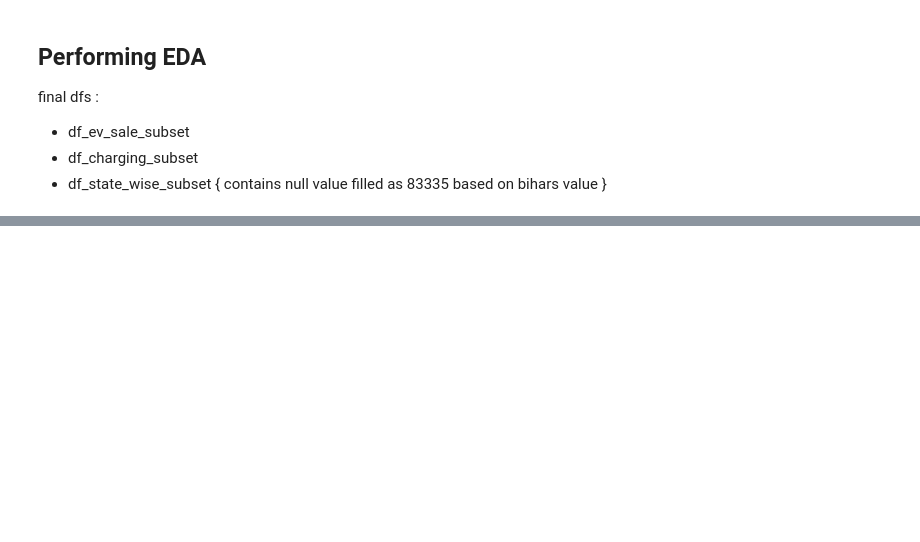
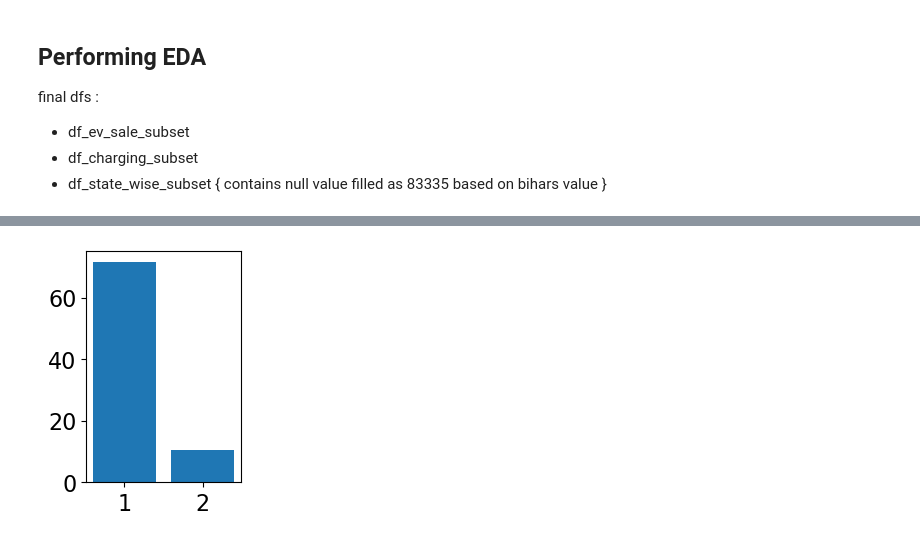
Before and after one commit to Nisarg221B/Electric_Vehicle_Market_Segmentation, a Jupyter notebook: Data Exploration and Segmentation /Nisarg_DataExploratioin_Segmentation.ipynb, the cells around one changed output, grey strips where cells are left out. Cells and saved outputs as stored; diff of their text form; code cells hidden in the pictures; blank space fills up the shorter version.

```diff
--- a/Data Exploration and Segmentation /Nisarg_DataExploratioin_Segmentation.ipynb
+++ b/Data Exploration and Segmentation /Nisarg_DataExploratioin_Segmentation.ipynb
@@ -384,0 +411,8 @@ AttributeError: 'DataFrame' object has no attribute 'explained_variance_ratio_'
+# %%
+plt.figure(figsize=(2,3))
+var = np.round(pca.explained_variance_ratio_*100, decimals = 1)
+lbls = [str(x) for x in range(1,len(var)+1)]
+plt.bar(x=range(1,len(var)+1), height = var, tick_label = lbls)
+plt.show()
+# %% [output]
+[figure, added]
```
Also changed, not shown: parts of 15 cells of this notebook, 1 other file.
